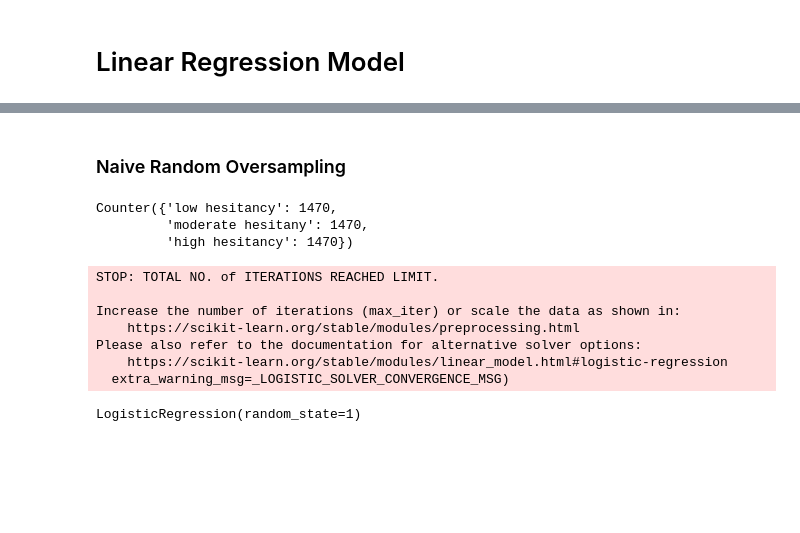
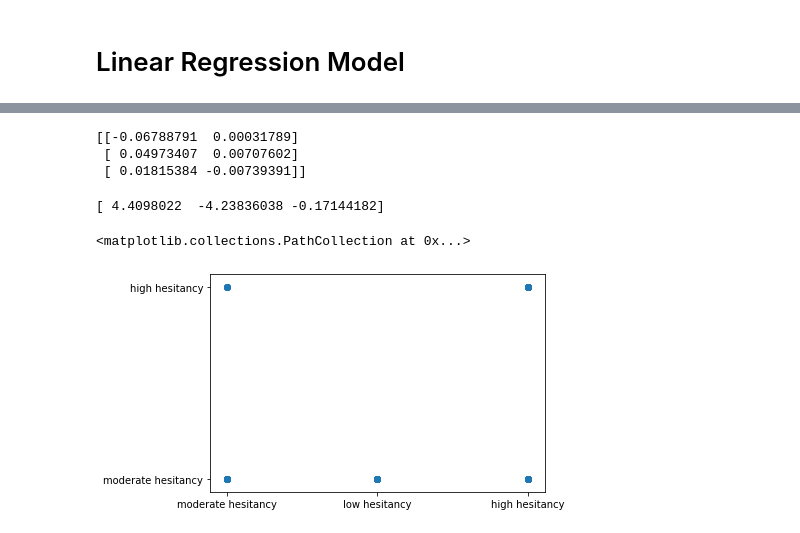
Before and after one commit to jbalooshie/covid-19-vaccine-hesitancy, a Jupyter notebook: ml_model_dgoss.ipynb, the cells around one changed output, grey strips where cells are left out. Drawn from its saved outputs; the diff is of its cells as text; code cells hidden in the pictures; blank space fills up the shorter version.

Commit message:
Update Linear Regression Model.

```diff
--- a/ml_model_dgoss.ipynb
+++ b/ml_model_dgoss.ipynb
@@ -268,6 +270,6 @@ full_county_data_df.head()
 # %%
-# Create our features
-X = pd.get_dummies(full_county_data_df.drop(columns = ["hesitancy"]))
+#Choose variables
+x = full_county_data_df[["PrivateWork", "PublicWork"]]
 
 # Create our target
 y = full_county_data_df['hesitancy']
@@ -282,6 +276,11 @@ Name: hesitancy, dtype: int64
 # %%
+from sklearn.model_selection import train_test_split
+
 # Data normalization with sklearn
 from sklearn.preprocessing import MinMaxScaler
 
 # Fit scaler on training data
-norm = MinMaxScaler().fit(X_train)
+norm = MinMaxScaler().fit(x)
+
+x_train, x_test, y_train, y_test = train_test_split(x, y, random_state=1)
+Counter(y_train)
@@ -288,5 +290,0 @@ norm = MinMaxScaler().fit(X_train)
-# %%
-from sklearn.model_selection import train_test_split
-
-X_train, X_test, y_train, y_test = train_test_split(X, y, random_state=1)
-Counter(y_train)
@@ -304,6 +300,6 @@ from sklearn.linear_model import LogisticRegression
 logreg = LogisticRegression()
 
 # Fit the model with data
-logreg.fit(X_train,y_train)
+logreg.fit(x_train, y_train)
 
-y_pred = logreg.predict(X_test)
+y_pred = logreg.predict(x_test)
@@ -322,27 +306,25 @@ Played around with the values-- linear regression does not seem to work.
-# %% [markdown]
-### Naive Random Oversampling
-# %%
-# Resample the training data with the RandomOversampler
-from imblearn.over_sampling import RandomOverSampler
-ros = RandomOverSampler(random_state=1)
-X_resampled, y_resampled = ros.fit_resample(X_train, y_train)
-Counter(y_resampled)
-# %% [output]
-Counter({'low hesitancy': 1470,
-         'moderate hesitany': 1470,
-         'high hesitancy': 1470})
-# %%
-# Train the Logistic Regression model using the resampled data
-from sklearn.linear_model import LogisticRegression
-model = LogisticRegression(solver='lbfgs', random_state=1)
-model.fit(X_resampled, y_resampled)
-# %% [output]
-STOP: TOTAL NO. of ITERATIONS REACHED LIMIT.
-
-Increase the number of iterations (max_iter) or scale the data as shown in:
-    https://scikit-learn.org/stable/modules/preprocessing.html
-Please also refer to the documentation for alternative solver options:
-    https://scikit-learn.org/stable/modules/linear_model.html#logistic-regression
-  extra_warning_msg=_LOGISTIC_SOLVER_CONVERGENCE_MSG)
-LogisticRegression(random_state=1)
+# %%
+# Print coefficients
+print(logreg.coef_)
+# %% [output]
+[[-0.06788791  0.00031789]
+ [ 0.04973407  0.00707602]
+ [ 0.01815384 -0.00739391]]
+# %%
+# Print intercept values
+print(logreg.intercept_)
+# %% [output]
+[ 4.4098022  -4.23836038 -0.17144182]
+# %%
+# Test model with predictions
+import matplotlib.pyplot as plt
+
+%matplotlib inline
+
+predictions = logreg.predict(x_test)
+
+plt.scatter(y_test, predictions)
+# %% [output]
+<matplotlib.collections.PathCollection at 0x...>
+[figure, added]
 # %%
```
Also changed, not shown: parts of 18 cells of this notebook.
